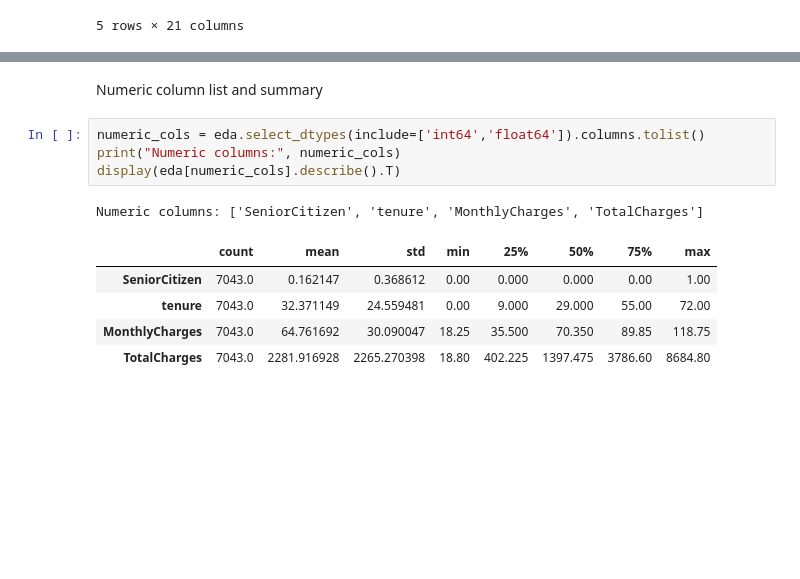
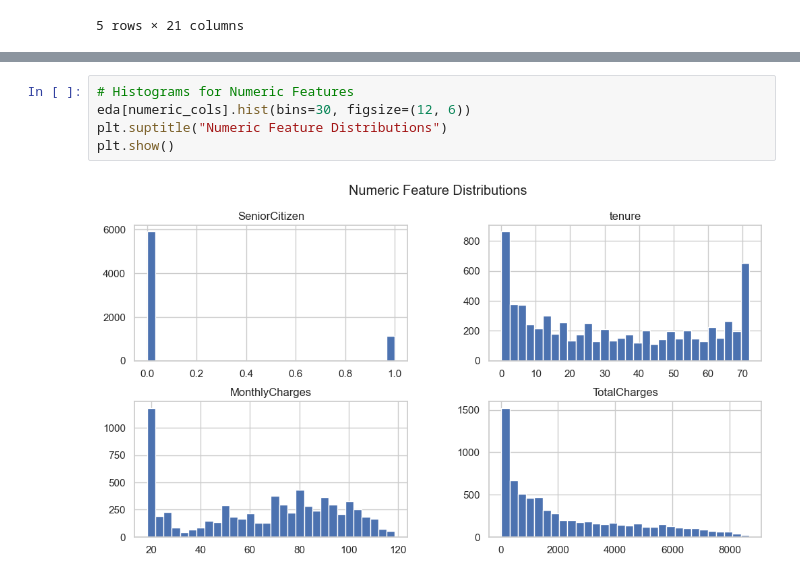
Before and after one commit to Sahan1644/ML-Churn, a Jupyter notebook: notebooks/01 Exploratory Data Analysis.ipynb, the cells around one changed output, grey strips where cells are left out. Saved outputs shown, nothing was run; the diff lists cells and outputs as text; blank space fills up the shorter version.

```diff
--- a/notebooks/01 Exploratory Data Analysis.ipynb
+++ b/notebooks/01 Exploratory Data Analysis.ipynb
@@ -141,13 +155,7 @@ if 'customerID' in eda.columns:
-# %% [markdown]
-Numeric column list and summary
 # %%
-numeric_cols = eda.select_dtypes(include=['int64','float64']).columns.tolist()
-print("Numeric columns:", numeric_cols)
-display(eda[numeric_cols].describe().T)
+# Histograms for Numeric Features
+eda[numeric_cols].hist(bins=30, figsize=(12, 6))
+plt.suptitle("Numeric Feature Distributions")
+plt.show()
 # %% [output]
-Numeric columns: ['SeniorCitizen', 'tenure', 'MonthlyCharges', 'TotalCharges']
-|  | count | mean | std | min | 25% | 50% | 75% | max |
-| SeniorCitizen | 7043.0 | 0.162147 | 0.368612 | 0.00 | 0.000 | 0.000 | 0.00 | 1.00 |
-| tenure | 7043.0 | 32.371149 | 24.559481 | 0.00 | 9.000 | 29.000 | 55.00 | 72.00 |
-| MonthlyCharges | 7043.0 | 64.761692 | 30.090047 | 18.25 | 35.500 | 70.350 | 89.85 | 118.75 |
-| TotalCharges | 7043.0 | 2281.916928 | 2265.270398 | 18.80 | 402.225 | 1397.475 | 3786.60 | 8684.80 |
+[figure, added]
```
Also changed, not shown: parts of 21 cells of this notebook.
